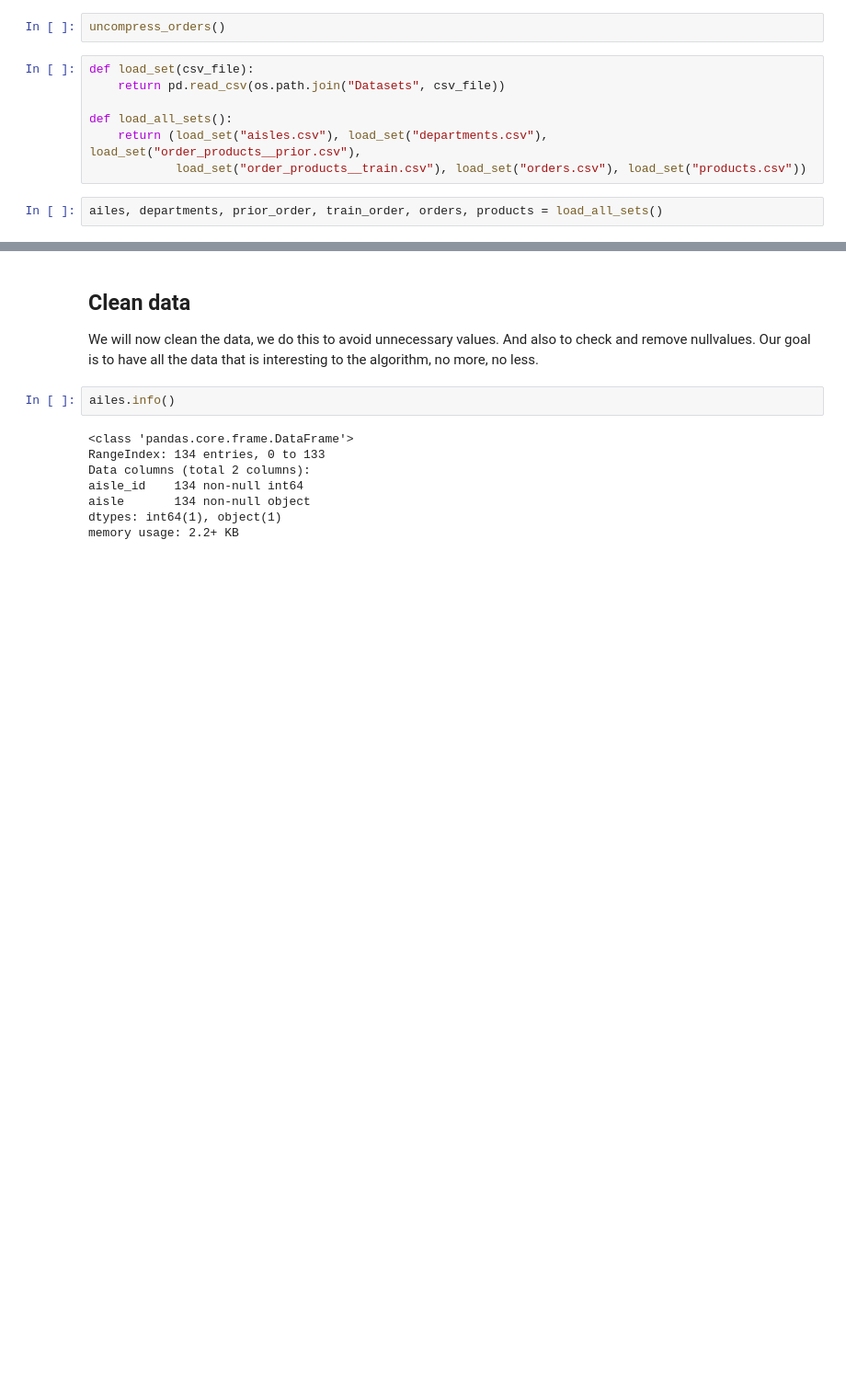
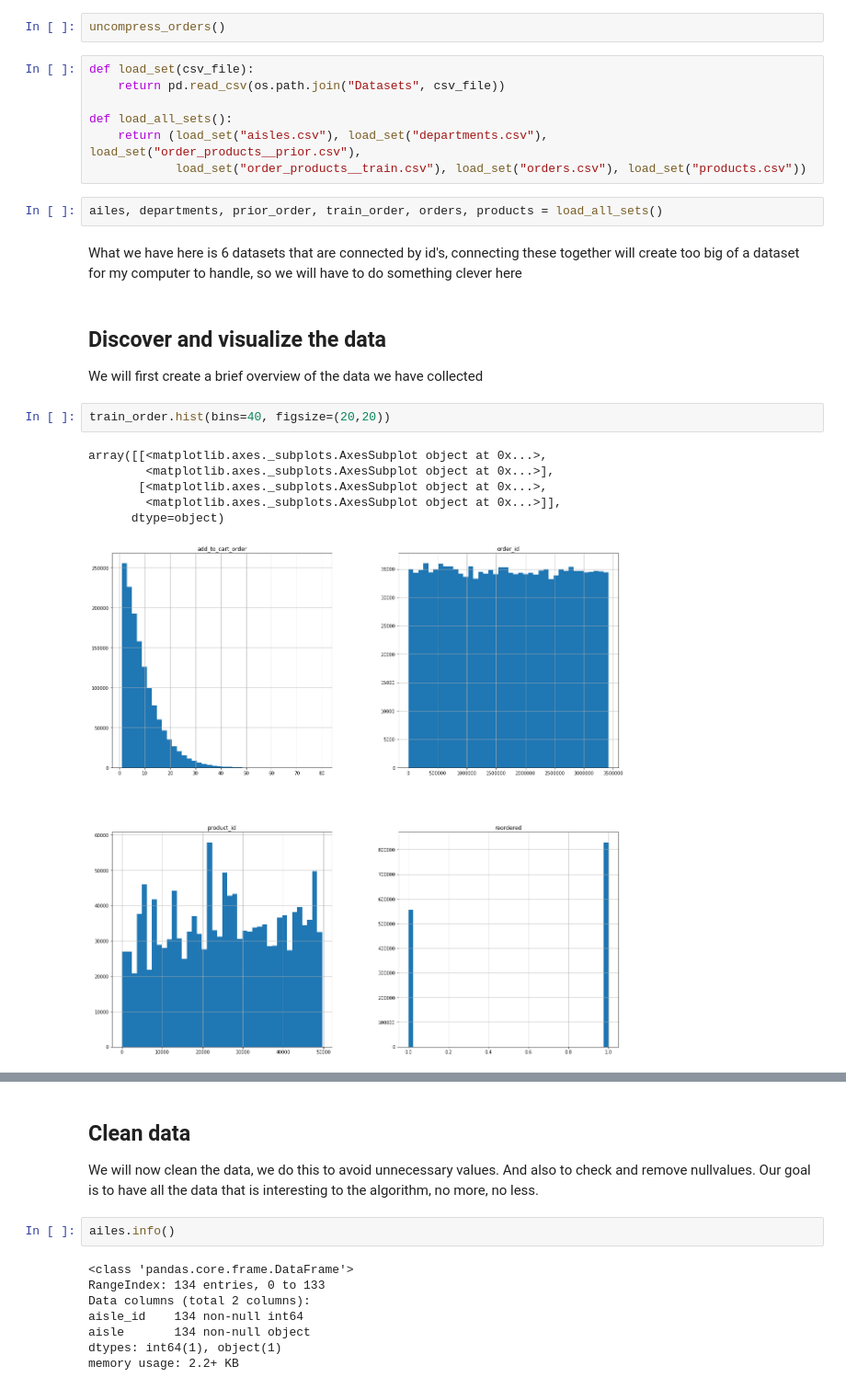
Before and after one commit to h181198/Sales-Prediction-ML, a Jupyter notebook: Instacart Market Basket Analysis.ipynb, the cells around one changed output, grey strips where cells are left out. Shown at 92% size. Cells and saved outputs as stored; diff of their text form; blank space fills up the shorter version.

```diff
--- a/Instacart Market Basket Analysis.ipynb
+++ b/Instacart Market Basket Analysis.ipynb
@@ -45,3 +47,17 @@ def load_all_sets():
             load_set("order_products__train.csv"), load_set("orders.csv"), load_set("products.csv"))
 # %%
 ailes, departments, prior_order, train_order, orders, products = load_all_sets()
+# %% [markdown]
+What we have here is 6 datasets that are connected by id's, connecting these together will create too big of a dataset for my computer to handle, so we will have to do something clever here
+# %% [markdown]
+## Discover and visualize the data
+We will first create a brief overview of the data we have collected
+# %%
+train_order.hist(bins=40, figsize=(20,20))
+# %% [output]
+array([[<matplotlib.axes._subplots.AxesSubplot object at 0x...>,
+        <matplotlib.axes._subplots.AxesSubplot object at 0x...>],
+       [<matplotlib.axes._subplots.AxesSubplot object at 0x...>,
+        <matplotlib.axes._subplots.AxesSubplot object at 0x...>]],
+      dtype=object)
+[figure, added]
```
Also changed, not shown: parts of 29 cells of this notebook.
